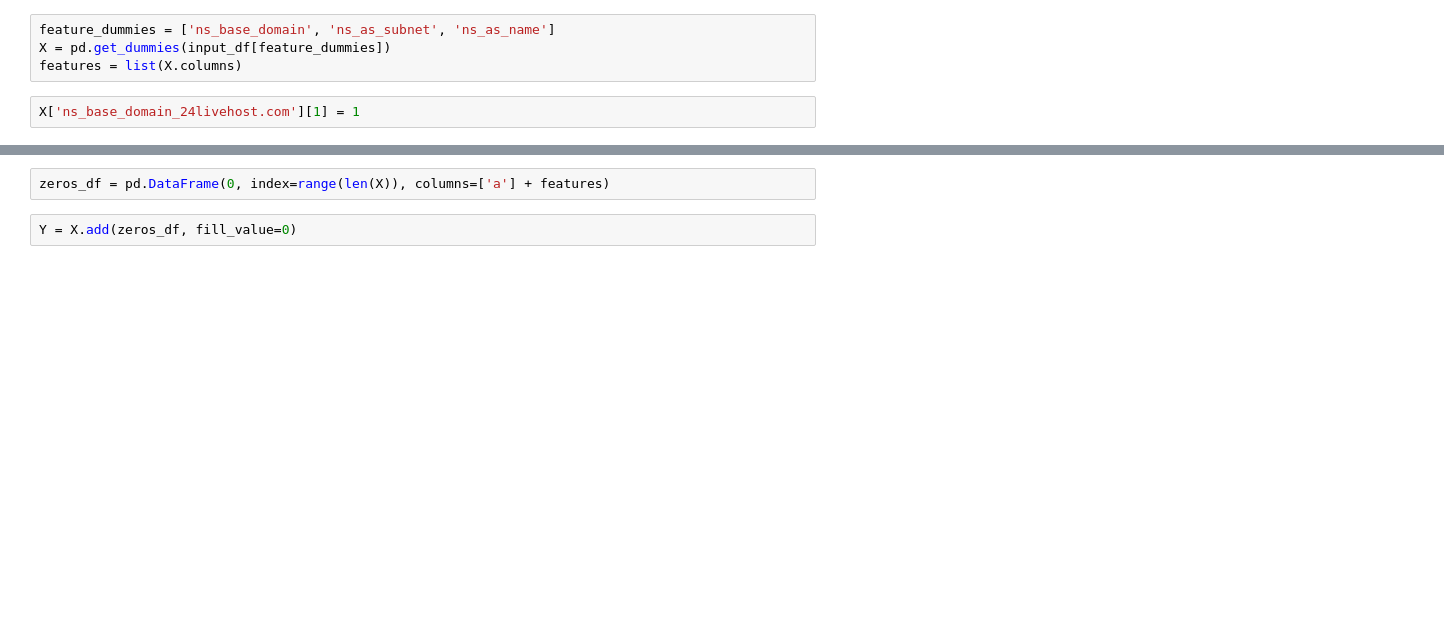
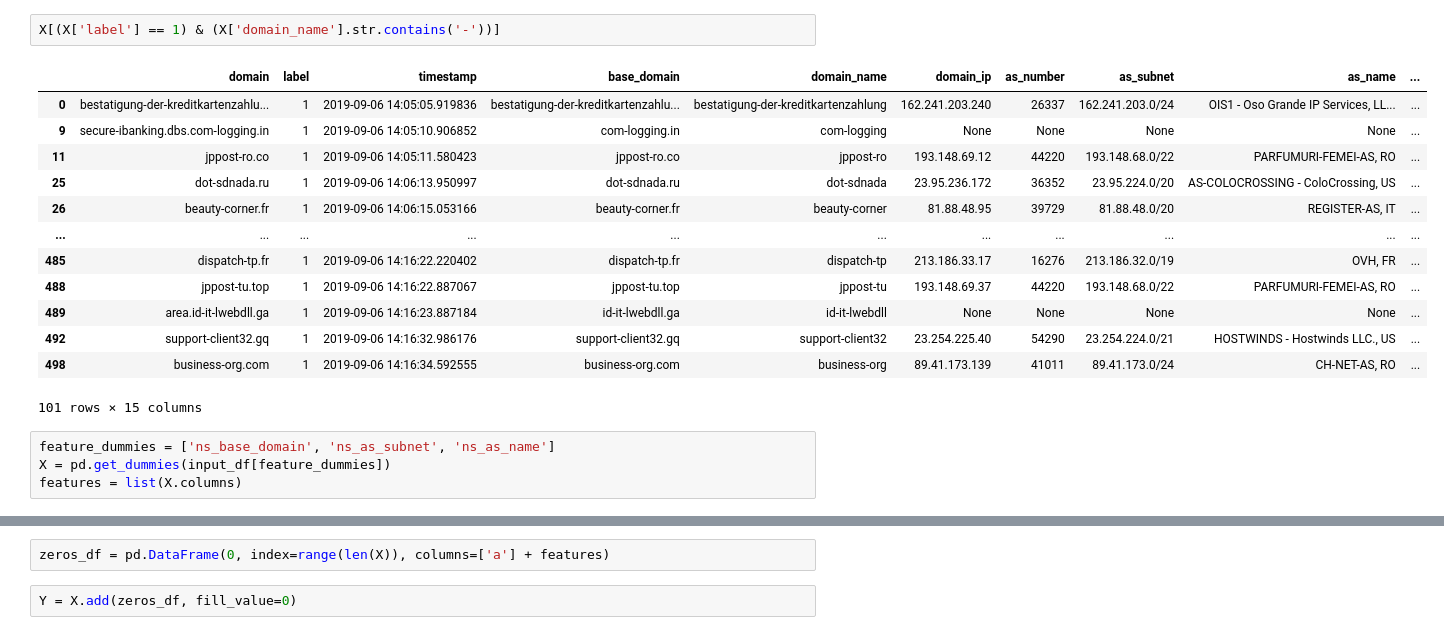
Before and after one commit to eyalsus/domain-classifier, a Jupyter notebook: algorithms/ML-Model.ipynb, the cells around one changed output, grey strips where cells are left out. Cells and saved outputs as stored; diff of their text form; blank space fills up the shorter version.

```diff
--- a/algorithms/ML-Model.ipynb
+++ b/algorithms/ML-Model.ipynb
@@ -24,6 +67,20 @@ input_df = pd.read_sql_query(query_string, engine)
+# %%
+X[(X['label'] == 1) & (X['domain_name'].str.contains('-'))]
+# %% [output]
+|  | domain | label | timestamp | base_domain | domain_name | domain_ip | as_number | as_subnet | as_name | ... |
+| 0 | bestatigung-der-kreditkartenzahlu... | 1 | 2019-09-06 14:05:05.919836 | bestatigung-der-kreditkartenzahlu... | bestatigung-der-kreditkartenzahlung | 162.241.203.240 | 26337 | 162.241.203.0/24 | OIS1 - Oso Grande IP Services, LL... | ... |
+| 9 | secure-ibanking.dbs.com-logging.in | 1 | 2019-09-06 14:05:10.906852 | com-logging.in | com-logging | None | None | None | None | ... |
+| 11 | jppost-ro.co | 1 | 2019-09-06 14:05:11.580423 | jppost-ro.co | jppost-ro | 193.148.69.12 | 44220 | 193.148.68.0/22 | PARFUMURI-FEMEI-AS, RO | ... |
+| 25 | dot-sdnada.ru | 1 | 2019-09-06 14:06:13.950997 | dot-sdnada.ru | dot-sdnada | 23.95.236.172 | 36352 | 23.95.224.0/20 | AS-COLOCROSSING - ColoCrossing, US | ... |
+| 26 | beauty-corner.fr | 1 | 2019-09-06 14:06:15.053166 | beauty-corner.fr | beauty-corner | 81.88.48.95 | 39729 | 81.88.48.0/20 | REGISTER-AS, IT | ... |
+| ... | ... | ... | ... | ... | ... | ... | ... | ... | ... | ... |
+| 485 | dispatch-tp.fr | 1 | 2019-09-06 14:16:22.220402 | dispatch-tp.fr | dispatch-tp | 213.186.33.17 | 16276 | 213.186.32.0/19 | OVH, FR | ... |
+| 488 | jppost-tu.top | 1 | 2019-09-06 14:16:22.887067 | jppost-tu.top | jppost-tu | 193.148.69.37 | 44220 | 193.148.68.0/22 | PARFUMURI-FEMEI-AS, RO | ... |
+| 489 | area.id-it-lwebdll.ga | 1 | 2019-09-06 14:16:23.887184 | id-it-lwebdll.ga | id-it-lwebdll | None | None | None | None | ... |
+| 492 | support-client32.gq | 1 | 2019-09-06 14:16:32.986176 | support-client32.gq | support-client32 | 23.254.225.40 | 54290 | 23.254.224.0/21 | HOSTWINDS - Hostwinds LLC., US | ... |
+| 498 | business-org.com | 1 | 2019-09-06 14:16:34.592555 | business-org.com | business-org | 89.41.173.139 | 41011 | 89.41.173.0/24 | CH-NET-AS, RO | ... |
+101 rows × 15 columns
 # %%
 feature_dummies = ['ns_base_domain', 'ns_as_subnet', 'ns_as_name']
 X = pd.get_dummies(input_df[feature_dummies])
 features = list(X.columns)
-# %%
-X['ns_base_domain_24livehost.com'][1] = 1
```
Also changed, not shown: parts of 17 cells of this notebook, 19 other files.
